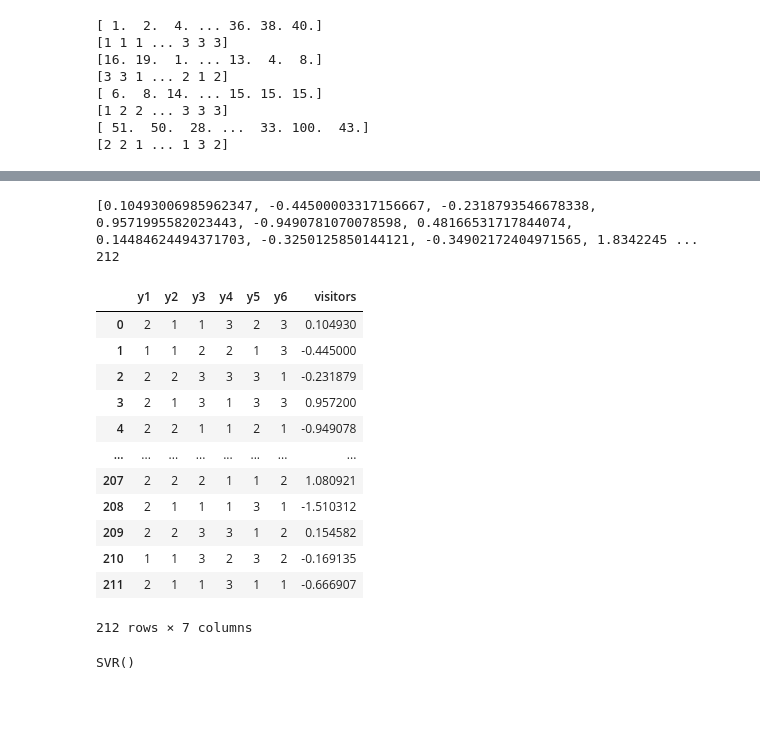
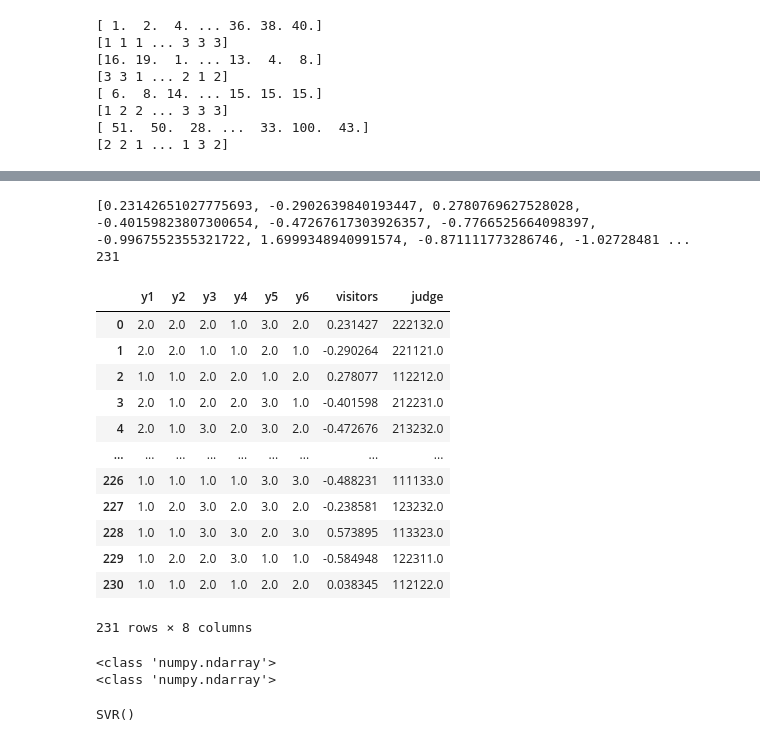
Before and after one commit to kkaishu/sotuken2021, a Jupyter notebook: 卒研_周辺化準備.ipynb, the cells around one changed output, grey strips where cells are left out. Saved outputs shown, nothing was run; the diff lists cells and outputs as text; code cells hidden in the pictures; blank space fills up the shorter version.

```diff
--- a/卒研_周辺化準備.ipynb
+++ b/卒研_周辺化準備.ipynb
@@ -16,7 +17,6 @@ for i in range(29):
     url=f"https://data.j-league.or.jp/SFMS01/search?competition_years=2019&competition_years=2018&competition_years=2017&competition_frame_ids=2&team_ids={team_number}&home_away_select=1&tv_relay_station_name="
     fomerdata=pd.read_html(url,header=0)
     data=fomerdata[0].drop(["大会","スタジアム"],axis=1)
-
     game_day=data.試合日
     game_day=[s.replace("月・祝","月").replace("火・祝","火").replace("水・祝","水").replace("木・祝","木").replace("金・祝","金").replace("土・祝","土").replace("日・祝","日").replace("月・休","月") for s in game_day]
     day=data.年度.astype(str)+"/"+game_day
@@ -26,6 +26,10 @@ for i in range(29):
     tenki=tenki.fillna(0)
     tenki=tenki.drop(tenki.index[[0]]).reset_index(drop=True)
     tenki=tenki.drop(tenki.index[1095])
+    #1時間当たりの降水量情報を入れる
+    tenki2=pd.read_excel(f"c:\\Users\\梅津魁秀\\Desktop\\卒業研究\\1時間降水量の日最大\\{team_name}1.xlsx",skiprows=3)
+    tenki2=tenki2.drop(tenki2.index[[0,1,1097]]).reset_index(drop=True)
+    tenki["1時間降水量の最大(mm)"]=tenki2["1時間降水量の最大(mm)"]
     google_trend=pd.read_csv("gt.csv").drop(["Unnamed: 0"],axis=1)
     google_trend=google_trend[f"{team_name}"]
     tenki=pd.concat([tenki,google_trend],axis=1)
@@ -33,7 +37,7 @@ for i in range(29):
     day2=tenki.年.round().astype(int).astype(str)+"/"+tenki.月.round().astype(int).astype(str).str.zfill(2)+"/"+tenki.日.round().astype(int).astype(str).str.zfill(2)+"("+tenki.曜日+")"
     day2=pd.DataFrame({"年/月/日":day2})
     tenki=pd.concat([tenki,day2],axis=1)
-    data=pd.merge(data,tenki[["年/月/日","平均気温(℃)","降水量の合計(mm)","日照時間(時間)","ホームトレンド"]],on="年/月/日",how="left")
+    data=pd.merge(data,tenki[["年/月/日","平均気温(℃)","降水量の合計(mm)","日照時間(時間)","ホームトレンド","1時間降水量の最大(mm)"]],on="年/月/日",how="left")
     sec=data.節.str.translate(str.maketrans({chr(0xFF01 + i): chr(0x21 + i) for i in range(94)}))
     sec=sec.str.extract("(.+)節",expand=True).rename(columns={0:"節数"})
     data=pd.concat([data,sec],axis=1)
@@ -54,7 +58,7 @@ for i in range(29):
     kion.append({temperature＿mean:team_name})
     #それぞれ平均を引いた値を出力する。
     data["平均気温(℃)"]=round(data["平均気温(℃)"]-temperature＿mean,1)
-    data["入場者数"]=scipy.stats.zscore(data["入場者数"])
+    data["入場者数"]=preprocessing.scale(data["入場者数"])
 #     data["入場者数"]=data["入場者数"]-visitors
     all_team.append(data)
 # %%
@@ -86,6 +90,6 @@ all_team_kansei
 # %%
 #説明変数となるものをそれぞれx1~x9まで作成
-x1=np.array(all_team_kansei["K/O時刻"])
+x1=np.array(all_team_kansei["1時間降水量の最大(mm)"])
 x2=np.array(all_team_kansei["平均気温(℃)"])
 x3=np.array(all_team_kansei["降水量の合計(mm)"])
 x4=np.array(all_team_kansei["日照時間(時間)"])
@@ -239,8 +243,9 @@ x9トレンド情報：x9<34,34<=x9<67,67<=x9
 #judge_x〇について、digitize()では0,1判定（もしくは0,1,2判定）であったが、
 #関数に組み込むため、1,2判定（もしくは1,2,3判定）とする。
 plus_list=[1]*1386
+# np.set_printoptions(threshold=np.inf)
 print(x1)#x1の中身を出力。
-r_x1=np.array([17])
+r_x1=np.array([1])
 #分類範囲を決める(例：[1,3]の場合はx<1,1<=x<3,3<=xの3種類に分類できる。)範囲の個数？を増やせば分類個数を増やすことも可能。
 judge_x1=np.digitize(x1,r_x1)#実際に決めた範囲を用いてx1を分類し、judge_x1とする。
 judge_x1=judge_x1+plus_list
@@ -373,26 +378,29 @@ for i in cf:
 print(visitors)
 print(len(visitors))
 # %% [output]
-[0.10493006985962347, -0.44500003317156667, -0.2318793546678338, 0.9571995582023443, -0.9490781070078598, 0.48166531717844074, 0.14484624494371703, -0.3250125850144121, -0.34902172404971565, 1.8342245 ...
-212
+[0.23142651027775693, -0.2902639840193447, 0.2780769627528028, -0.40159823807300654, -0.47267617303926357, -0.7766525664098397, -0.9967552355321722, 1.6999348940991574, -0.871111773286746, -1.02728481 ...
+231
 # %%
 #先程説明変数としてy1~y6としたデータと、観客動員数の平均visitorsをdataframeにする。
 all_team_judge=pd.DataFrame(list(zip(y1,y2,y3,y4,y5,y6,visitors)),columns=["y1","y2","y3","y4","y5","y6","visitors"])
+all_team_judge["judge"]=all_team_judge["y1"]+all_team_judge["y2"]+all_team_judge["y3"]+all_team_judge["y4"]+all_team_judge["y5"]+all_team_judge["y6"]
+all_team_judge.to_csv("all_team_judge.csv")
+all_team_judge=all_team_judge.astype('float64')
 all_team_judge
 # %% [output]
-|  | y1 | y2 | y3 | y4 | y5 | y6 | visitors |
-| 0 | 2 | 1 | 1 | 3 | 2 | 3 | 0.104930 |
-| 1 | 1 | 1 | 2 | 2 | 1 | 3 | -0.445000 |
-| 2 | 2 | 2 | 3 | 3 | 3 | 1 | -0.231879 |
-| 3 | 2 | 1 | 3 | 1 | 3 | 3 | 0.957200 |
-| 4 | 2 | 2 | 1 | 1 | 2 | 1 | -0.949078 |
-| ... | ... | ... | ... | ... | ... | ... | ... |
-| 207 | 2 | 2 | 2 | 1 | 1 | 2 | 1.080921 |
-| 208 | 2 | 1 | 1 | 1 | 3 | 1 | -1.510312 |
-| 209 | 2 | 2 | 3 | 3 | 1 | 2 | 0.154582 |
-| 210 | 1 | 1 | 3 | 2 | 3 | 2 | -0.169135 |
-| 211 | 2 | 1 | 1 | 3 | 1 | 1 | -0.666907 |
+|  | y1 | y2 | y3 | y4 | y5 | y6 | visitors | judge |
+| 0 | 2.0 | 2.0 | 2.0 | 1.0 | 3.0 | 2.0 | 0.231427 | 222132.0 |
+| 1 | 2.0 | 2.0 | 1.0 | 1.0 | 2.0 | 1.0 | -0.290264 | 221121.0 |
+| 2 | 1.0 | 1.0 | 2.0 | 2.0 | 1.0 | 2.0 | 0.278077 | 112212.0 |
+| 3 | 2.0 | 1.0 | 2.0 | 2.0 | 3.0 | 1.0 | -0.401598 | 212231.0 |
+| 4 | 2.0 | 1.0 | 3.0 | 2.0 | 3.0 | 2.0 | -0.472676 | 213232.0 |
+| ... | ... | ... | ... | ... | ... | ... | ... | ... |
+| 226 | 1.0 | 1.0 | 1.0 | 1.0 | 3.0 | 3.0 | -0.488231 | 111133.0 |
+| 227 | 1.0 | 2.0 | 3.0 | 2.0 | 3.0 | 2.0 | -0.238581 | 123232.0 |
+| 228 | 1.0 | 1.0 | 3.0 | 3.0 | 2.0 | 3.0 | 0.573895 | 113323.0 |
+| 229 | 1.0 | 2.0 | 2.0 | 3.0 | 1.0 | 1.0 | -0.584948 | 122311.0 |
+| 230 | 1.0 | 1.0 | 2.0 | 1.0 | 2.0 | 2.0 | 0.038345 | 112122.0 |
-212 rows × 7 columns
+231 rows × 8 columns
 # %%
 # 予測
 # 1,2,3の数字で分類しているため標準化（正規化）の必要はない
@@ -403,7 +411,19 @@ from sklearn.model_selection import train_test_split
 from sklearn.preprocessing import StandardScaler
 from sklearn.svm import SVR
 # %%
-Y=np.c_[y1,y2,y3,y4,y5,y6]
+yy1=np.array(all_team_judge["y1"])
+yy2=np.array(all_team_judge["y2"])
+yy3=np.array(all_team_judge["y3"])
+yy4=np.array(all_team_judge["y4"])
+yy5=np.array(all_team_judge["y5"])
+yy6=np.array(all_team_judge["y6"])
+Y=np.c_[yy1,yy2,yy3,yy4,yy5,yy6]
+visitors=np.array(visitors)
+print(type(Y))
+print(type(visitors))
+# %% [output]
+<class 'numpy.ndarray'>
+<class 'numpy.ndarray'>
 # %%
 model=svm.SVR(kernel="rbf")
 model.fit(Y,visitors)
```
Also changed, not shown: parts of 26 cells of this notebook, 1 other file.
